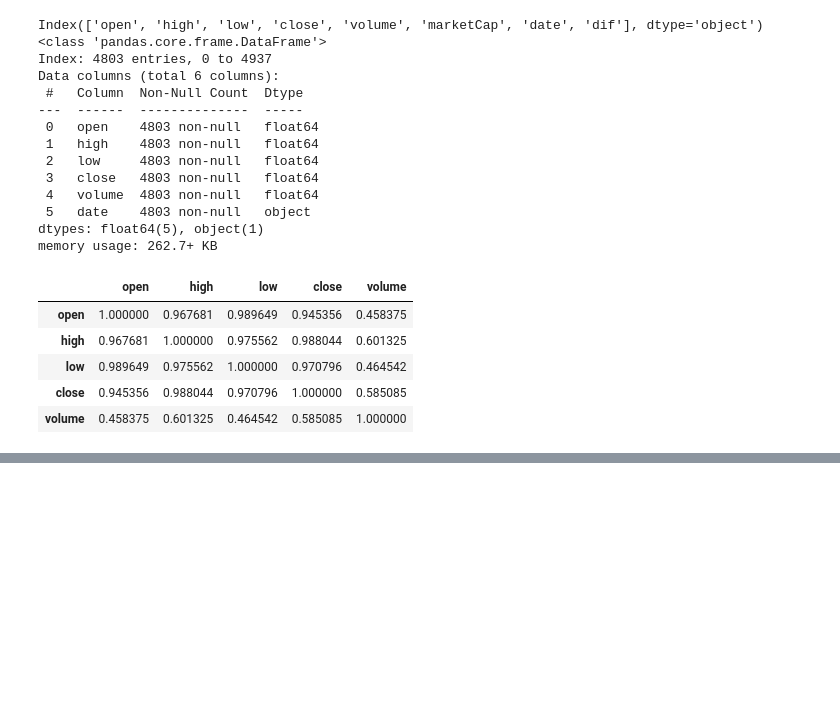
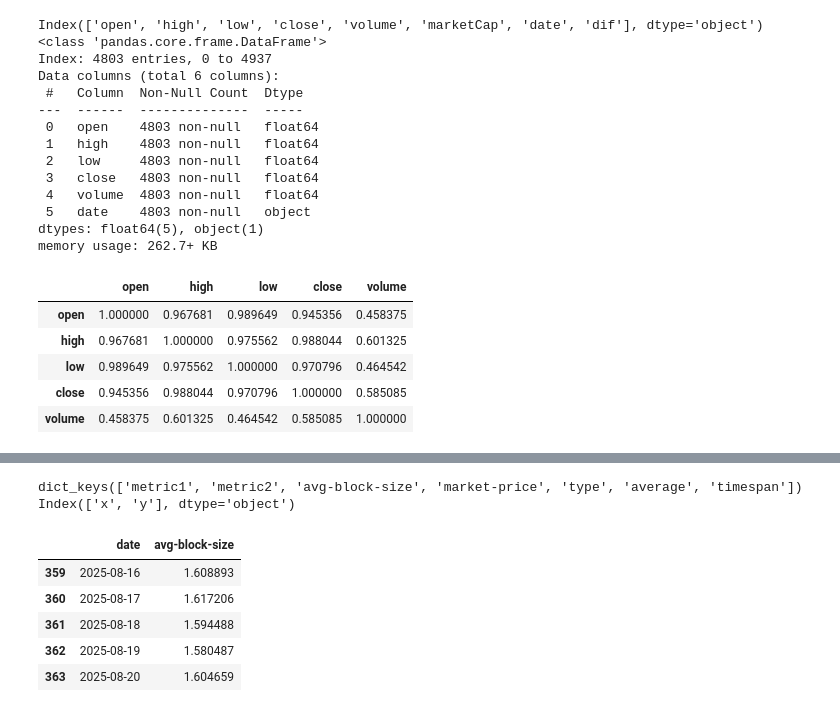
Before and after one commit to DmitryShaleoniy/bitcoin_analysis, a Jupyter notebook: analysis of emissions.ipynb, the cells around one changed output, grey strips where cells are left out. Cells and saved outputs as stored; diff of their text form; code cells hidden in the pictures; blank space fills up the shorter version.

```diff
--- a/analysis of emissions.ipynb
+++ b/analysis of emissions.ipynb
@@ -614,0 +633,27 @@ all
+# %%
+with open('avg-block-size-year.json', 'r', encoding='utf-8') as file: #здесь данные за последний год - каждый день
+    data = json.load(file)
+    block_df = pd.DataFrame(data['avg-block-size'])
+#print(data)
+print(data.keys())
+print(block_df.columns)
+block_df['x'].head()
+block_df['y'].tail()
+
+block_df['x'] = pd.to_datetime(block_df['x'], unit='ms')
+
+block_df = block_df.rename(columns={'x': 'date'})
+block_df = block_df.rename(columns={'y': 'avg-block-size'})
+
+block_df= block_df.reset_index(drop=True)
+
+block_df.tail()
+# %% [output]
+dict_keys(['metric1', 'metric2', 'avg-block-size', 'market-price', 'type', 'average', 'timespan'])
+Index(['x', 'y'], dtype='object')
+|  | date | avg-block-size |
+| 359 | 2025-08-16 | 1.608893 |
+| 360 | 2025-08-17 | 1.617206 |
+| 361 | 2025-08-18 | 1.594488 |
+| 362 | 2025-08-19 | 1.580487 |
+| 363 | 2025-08-20 | 1.604659 |
```
Also changed, not shown: parts of 2 cells of this notebook, 4 other files.
